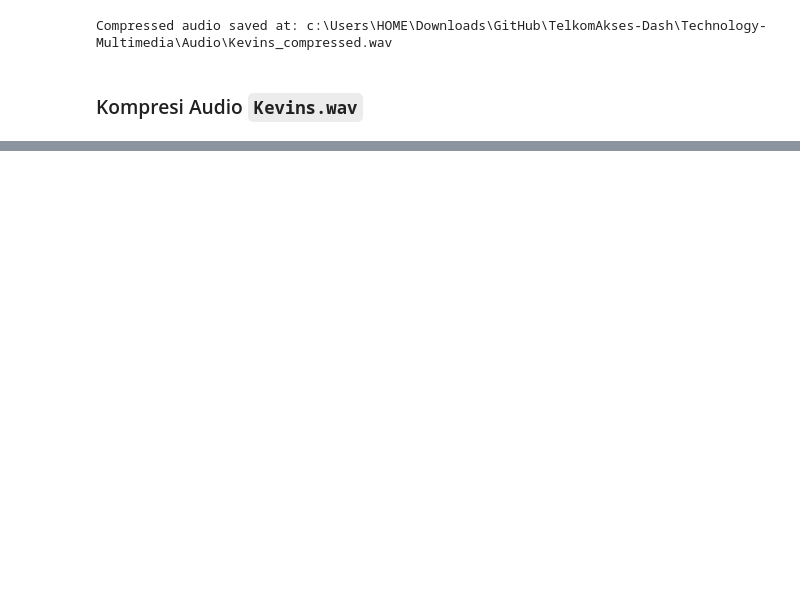
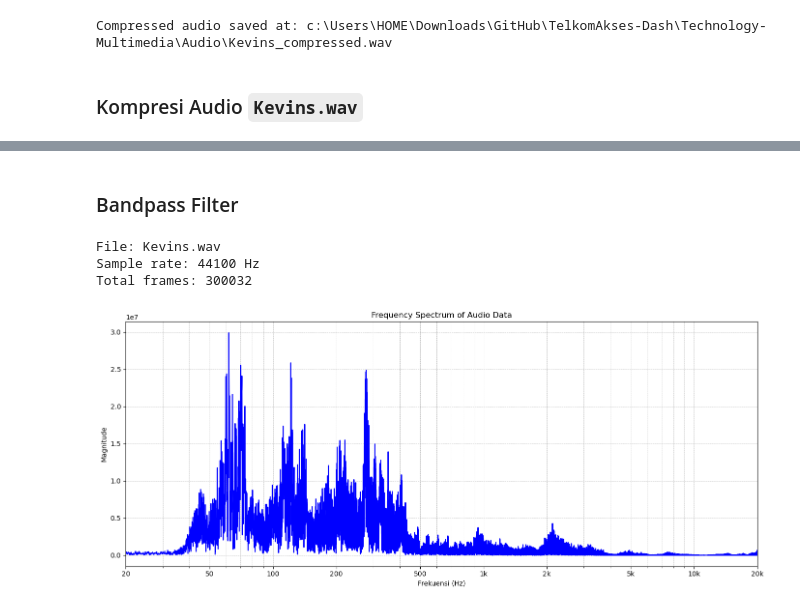
Before and after one commit to kevinsimorangkir21/Digital-Signal-Processing, a Jupyter notebook: 121140150_HO 1.ipynb, the cells around one changed output, grey strips where cells are left out. Saved outputs shown, nothing was run; the diff lists cells and outputs as text; code cells hidden in the pictures; blank space fills up the shorter version.

```diff
--- a/121140150_HO 1.ipynb
+++ b/121140150_HO 1.ipynb
@@ -906,0 +953,2 @@ Dari hasil visualisasi dan analisis di atas, kita dapat melihat bahwa:
+# %% [markdown]
+### Bandpass Filter
@@ -906,0 +957,18 @@ Dari hasil visualisasi dan analisis di atas, kita dapat melihat bahwa:
+# %%
+bandpass_path = os.path.join(os.getcwd(), "Audio", "Kevin Voice.wav")  # Define the output
+
+with wave.open(file_kompress, "rb") as audio_wave:  # Open compressed audio file
+    audio_width = audio_wave.getsampwidth()  # Get sample width
+    audio_sample = audio_wave.getnframes()  # Get number of frames
+    audio_frames = audio_wave.readframes(audio_sample)  # Read audio frames
+    file_data = np.frombuffer(audio_frames, dtype="int16")  # Convert frames to numpy array
+    sample_rate = audio_wave.getframerate()  # Get sample rate
+    channels = audio_wave.getnchannels()  # Get number of channels
+# %%
+print(f"File: {os.path.basename(file_kompress)}")
+print(f"Sample rate: {sample_rate} Hz")  # Display sample rate
+print(f"Total frames: {audio_sample}")  # Display number of frames
+# %% [output]
+File: Kevins.wav
+Sample rate: 44100 Hz
+Total frames: 300032
@@ -906,0 +982,21 @@ Dari hasil visualisasi dan analisis di atas, kita dapat melihat bahwa:
+# %%
+# Ensure post_frequency and magnitude are defined
+post_frequency = np.fft.fftfreq(len(file_data), 1 / sample_rate)[:len(file_data) // 2]
+magnitude = np.abs(np.fft.fft(file_data)[:len(file_data) // 2])
+
+title = "Frequency Spectrum of Audio Data"  # Define the title
+
+plt.figure(figsize=(14, 6))  # Create plot
+plt.plot(post_frequency, magnitude, color="blue")  # Plot the magnitude spectrum
+plt.title(title)  # Title plot
+plt.xscale("log")  # Set x-axis to log scale
+plt.xlim(20, 20000)  # Set x-axis limits
+plt.xticks([20, 50, 100, 200, 500, 1000, 2000, 5000, 10000, 20000],  # Set x-axis ticks
+           ["20", "50", "100", "200", "500", "1k", "2k", "5k", "10k", "20k"])
+plt.xlabel("Frekuensi (Hz)")  # Label x
+plt.ylabel("Magnitude")  # Label y
+plt.grid(True, which="both", linestyle="--", linewidth=0.5)  # Add grid
+plt.tight_layout()  # Plot rapi
+plt.show()  # Menampilkan plot
+# %% [output]
+[figure, added]
```
Also changed, not shown: parts of 29 cells of this notebook, 22 other files.
